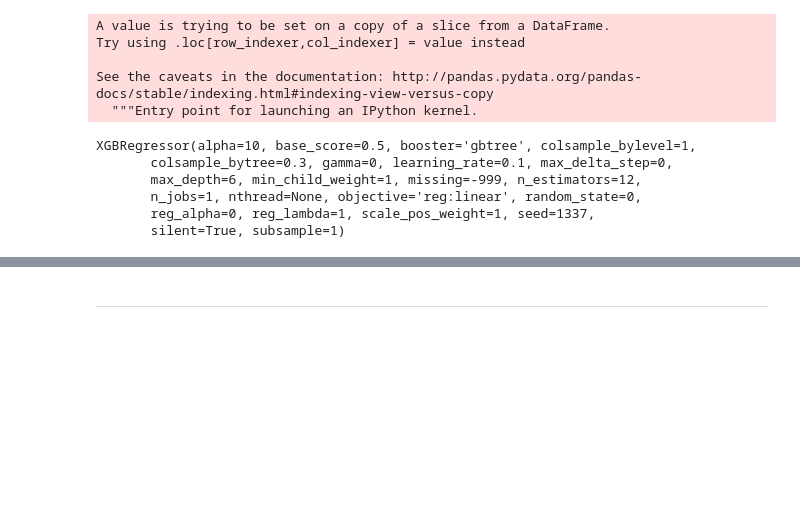
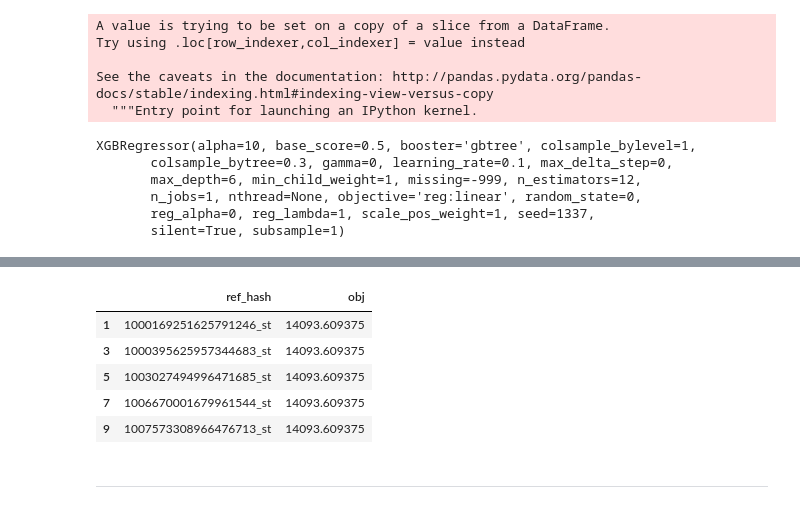
Before and after one commit to rozanecm/7506_tp2_1c2019, a Jupyter notebook: notebooks/XGBoost_approach_6.ipynb, the cells around one changed output, grey strips where cells are left out. Drawn from its saved outputs; the diff is of its cells as text; code cells hidden in the pictures; blank space fills up the shorter version.

```diff
--- a/notebooks/XGBoost_approach_6.ipynb
+++ b/notebooks/XGBoost_approach_6.ipynb
@@ -752,6 +752,8 @@ dfAuctions = dfAuctions.drop_duplicates(subset = 'device_id')
 targets_st.columns = ['device_id','obj']
 # %%
 targets_st = targets_st.merge(dfAuctions[['device_id']], on = 'device_id', how = 'left')
+# %%
+targets_st.fillna(0, inplace=True)
 # %%
 targets_st = targets_st.drop(columns = ['obj'])
 # %%
@@ -776,6 +778,4 @@ XGBRegressor(alpha=10, base_score=0.5, booster='gbtree', colsample_bylevel=1,
        reg_alpha=0, reg_lambda=1, scale_pos_weight=1, seed=1337,
        silent=True, subsample=1)
 # %%
-preds = xg_reg.predict(targets_st)
+preds_st = xg_reg.predict(targets_st)
-# %%
-target = store_predictions(target_df=preds, new_values=auction_window_6, value_column_name='diff_in_sec', suffix='_st')
@@ -783,0 +782,3 @@ TypeError: ufunc 'add' did not contain a loop with signature matching types dtyp
+# %%
+target_preds_st = target[target['ref_hash'].str.contains('_st')]
+target_preds_st['obj'] = preds_st
@@ -1103,0 +1120,9 @@ TypeError: ufunc 'add' did not contain a loop with signature matching types dtyp
+# %%
+target_preds_st.head()
+# %% [output]
+|  | ref_hash | obj |
+| 1 | 1000169251625791246_st | 14093.609375 |
+| 3 | 1000395625957344683_st | 14093.609375 |
+| 5 | 1003027494996471685_st | 14093.609375 |
+| 7 | 1006670001679961544_st | 14093.609375 |
+| 9 | 1007573308966476713_st | 14093.609375 |
```
Also changed, not shown: parts of 12 cells of this notebook, 2 other files.
